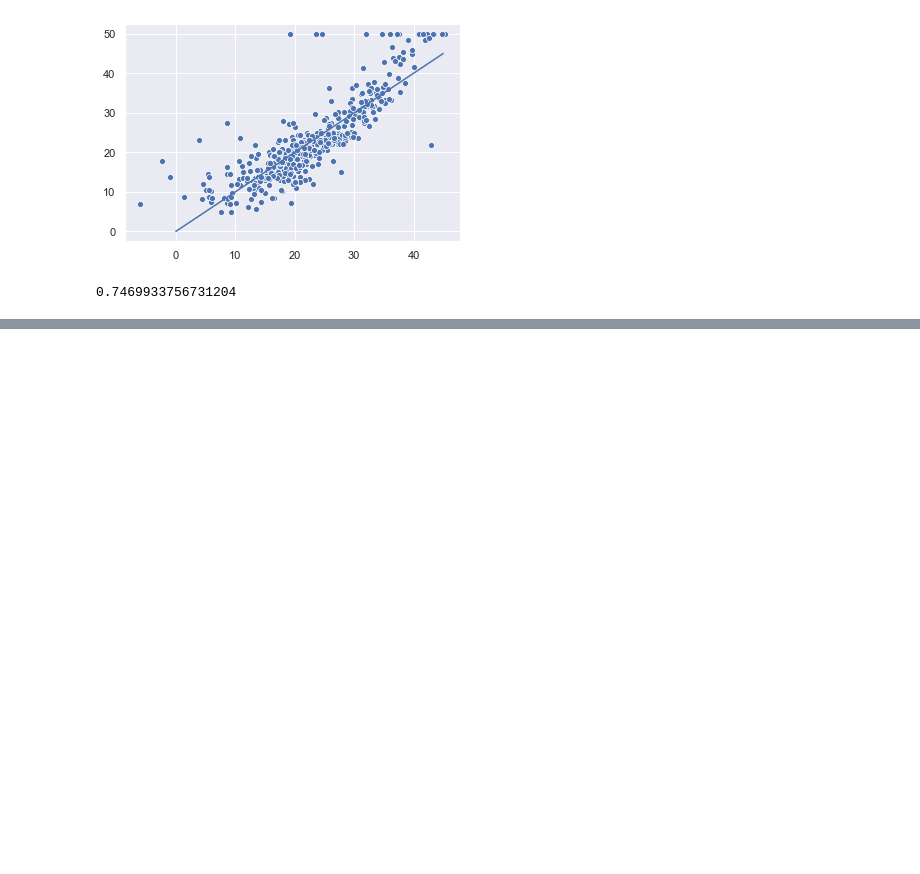
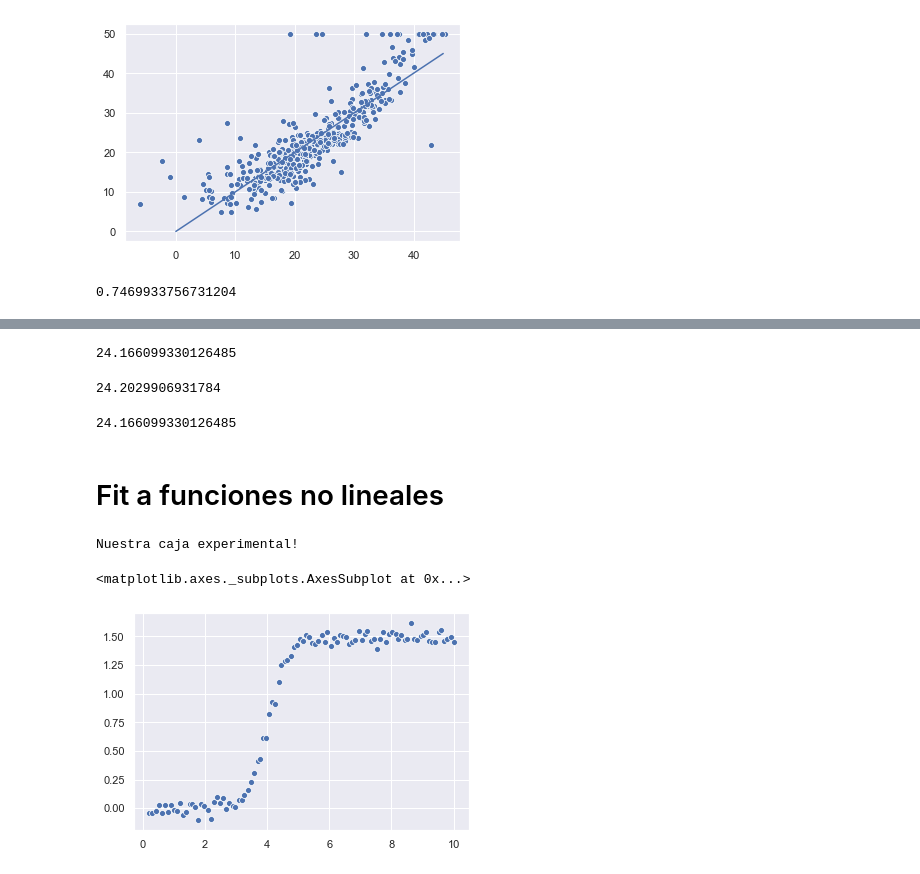
Before and after one commit to BrayanGar123/FISI2028-202010, a Jupyter notebook: ejercicios/semana8-9/sistemas-lineales.ipynb, the cells around one changed output, grey strips where cells are left out. Saved outputs shown, nothing was run; the diff lists cells and outputs as text; code cells hidden in the pictures; blank space fills up the shorter version.

```diff
--- a/ejercicios/semana8-9/sistemas-lineales.ipynb
+++ b/ejercicios/semana8-9/sistemas-lineales.ipynb
@@ -91,0 +167,33 @@ r2
+# %%
+L(res1.x,Anumpy,bnumpy)
+# %% [output]
+24.166099330126485
+# %%
+L(res2.x,Anumpy,bnumpy)
+# %% [output]
+24.2029906931784
+# %%
+L(np.array(X_opt).flatten(),Anumpy,bnumpy)
+# %% [output]
+24.166099330126485
+# %% [markdown]
+# Fit a funciones no lineales
+# %%
+print("Nuestra caja experimental!")
+a = 3/2
+b = 4
+c = -3
+N=100
+x = np.linspace(0.2,10,N)
+y = a/(1+np.exp(c*(x-b)))
+x1 = x + np.random.exponential(0.01,size=N)
+y1 = y + np.random.normal(0,0.05,size=N)
+x2 = x + np.random.normal(0,0.03,size=N)
+y2 = y + np.random.exponential(0.05,size=N)
+# %% [output]
+Nuestra caja experimental!
+# %%
+sns.scatterplot(x1,y1)
+# %% [output]
+<matplotlib.axes._subplots.AxesSubplot at 0x...>
+[figure, added]
```
Also changed, not shown: parts of 20 cells of this notebook, 1 other file.
